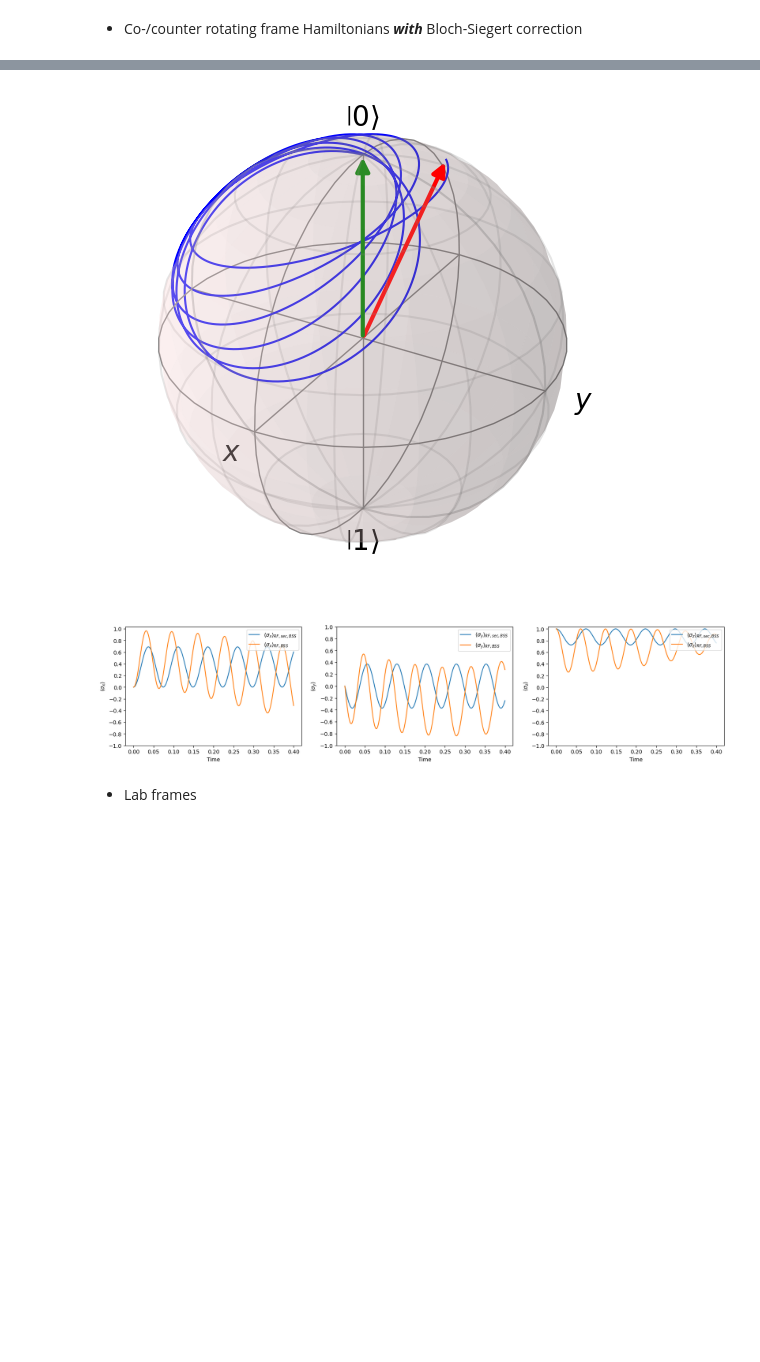
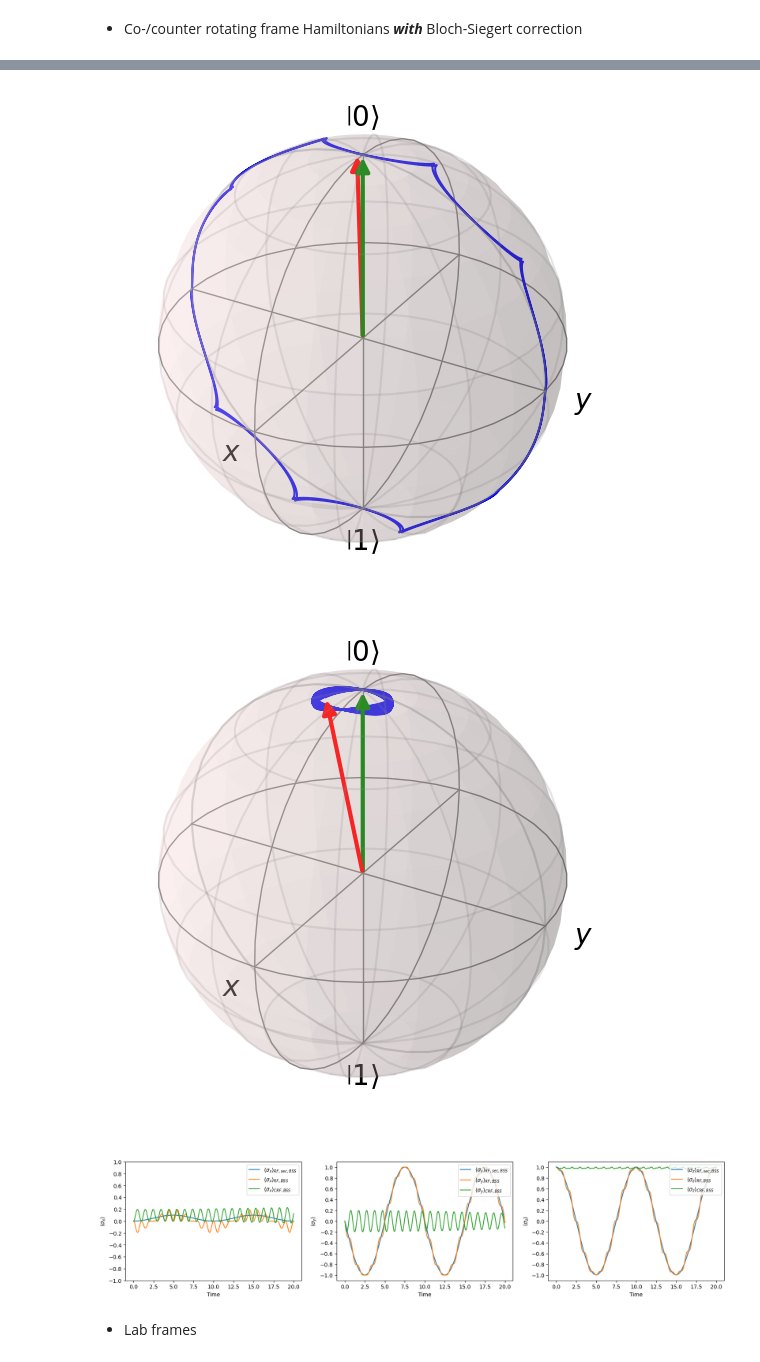
Before and after one commit to iDragos1234/Bloch-Siegert-Shift, a Jupyter notebook: bloch-siegert-shift-qutip-simulations.ipynb, the cells around one changed output, grey strips where cells are left out. Saved outputs shown, nothing was run; the diff lists cells and outputs as text; code cells hidden in the pictures; blank space fills up the shorter version.

```diff
--- a/bloch-siegert-shift-qutip-simulations.ipynb
+++ b/bloch-siegert-shift-qutip-simulations.ipynb
@@ -229,11 +219,11 @@ H_CRF_bss = H_CRF_sec_bss + H_CRF_nonsec_bss
 * Simulation parameters: set all parameters here and plot the results below
 # %%
 '''Set parameters'''
-omega_0 = pi
-omega = pi
+omega_0 = pi  # Larmor frequency
+omega = pi  # Driving frequency
 
-phase = 0
-rabi = (10) * omega
+phase = 0  # Phase of Hamiltonian -- here we considered driving only along the X axis
+rabi = (1/5) * omega  # Rabi driving amplitude
 
 time_pulse = 4 * (pi / rabi)  # time of X pulse
 tlist = np.linspace(0, time_pulse, 10000)
@@ -287,11 +278,11 @@ result_crf_bss = QubitSim(psi0, H_CRF_bss)(tlist)
 '''Plot results'''
 QubitSim.plot_bloch_sphere(psi0, result_rf_sec_bss).show()
 QubitSim.plot_bloch_sphere(psi0, result_rf_bss).show()
-# QubitSim.plot_bloch_sphere(psi0, result_crf_bss).show()
+QubitSim.plot_bloch_sphere(psi0, result_crf_bss).show()
 
 QubitSim.plot_xyz(
-    [result_rf_sec_bss, result_rf_bss], #result_crf_bss],
-    ['RF,sec,BSS', 'RF,BSS'], #'CRF,BSS'],
+    [result_rf_sec_bss, result_rf_bss, result_crf_bss],
+    ['RF,sec,BSS', 'RF,BSS', 'CRF,BSS'],
     tlist,
 )
 plt.show()
@@ -302,5 +293,6 @@ plt.show()
-[figure, old version]
+[figure, new version]
-[figure, old version]
+[figure, new version]
+[figure, added]
 # %% [markdown]
 * Lab frames
 # %%
```
Also changed, not shown: parts of 4 cells of this notebook.
